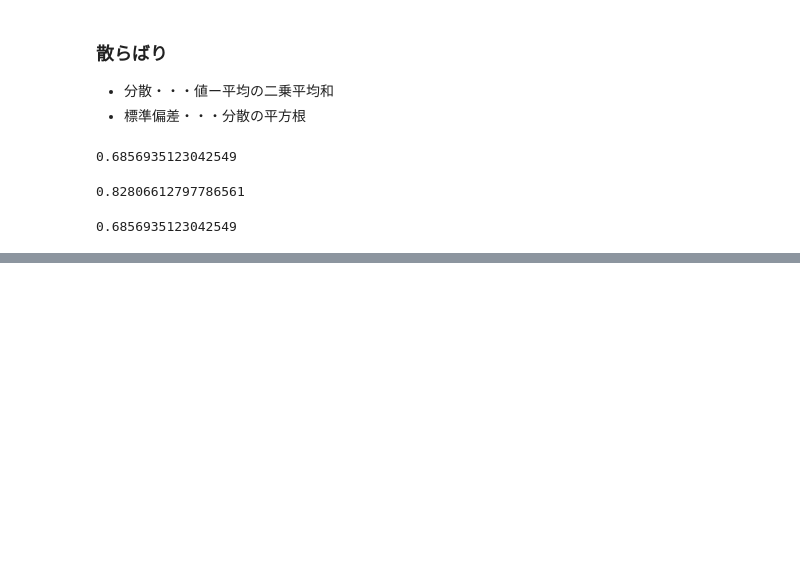
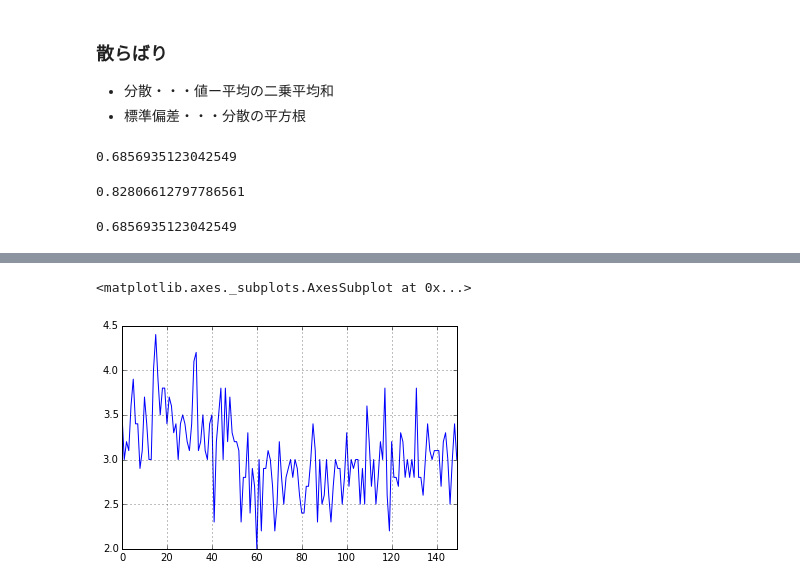
Before and after one commit to kazk1018/learning-datascience, a Jupyter notebook: practice/practice1.ipynb, the cells around one changed output, grey strips where cells are left out. Saved outputs shown, nothing was run; the diff lists cells and outputs as text; code cells hidden in the pictures; blank space fills up the shorter version.

```diff
--- a/practice/practice1.ipynb
+++ b/practice/practice1.ipynb
@@ -140,0 +202,5 @@ table.sepal_length.std()**2 # 二乗
+# %%
+table['sepal_width'].plot()
+# %% [output]
+<matplotlib.axes._subplots.AxesSubplot at 0x...>
+[figure, added]
```
Also changed, not shown: parts of 19 cells of this notebook.
